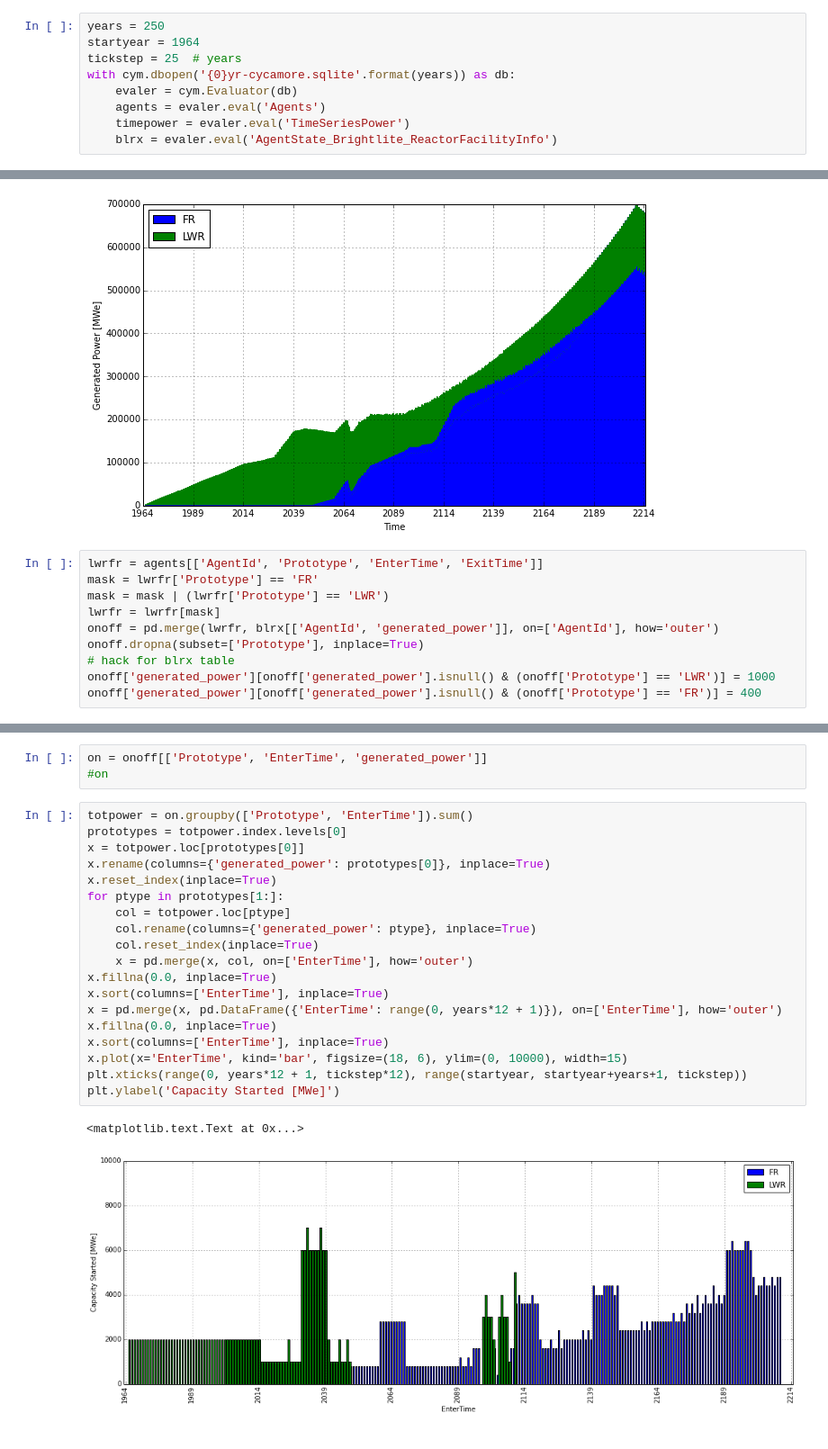
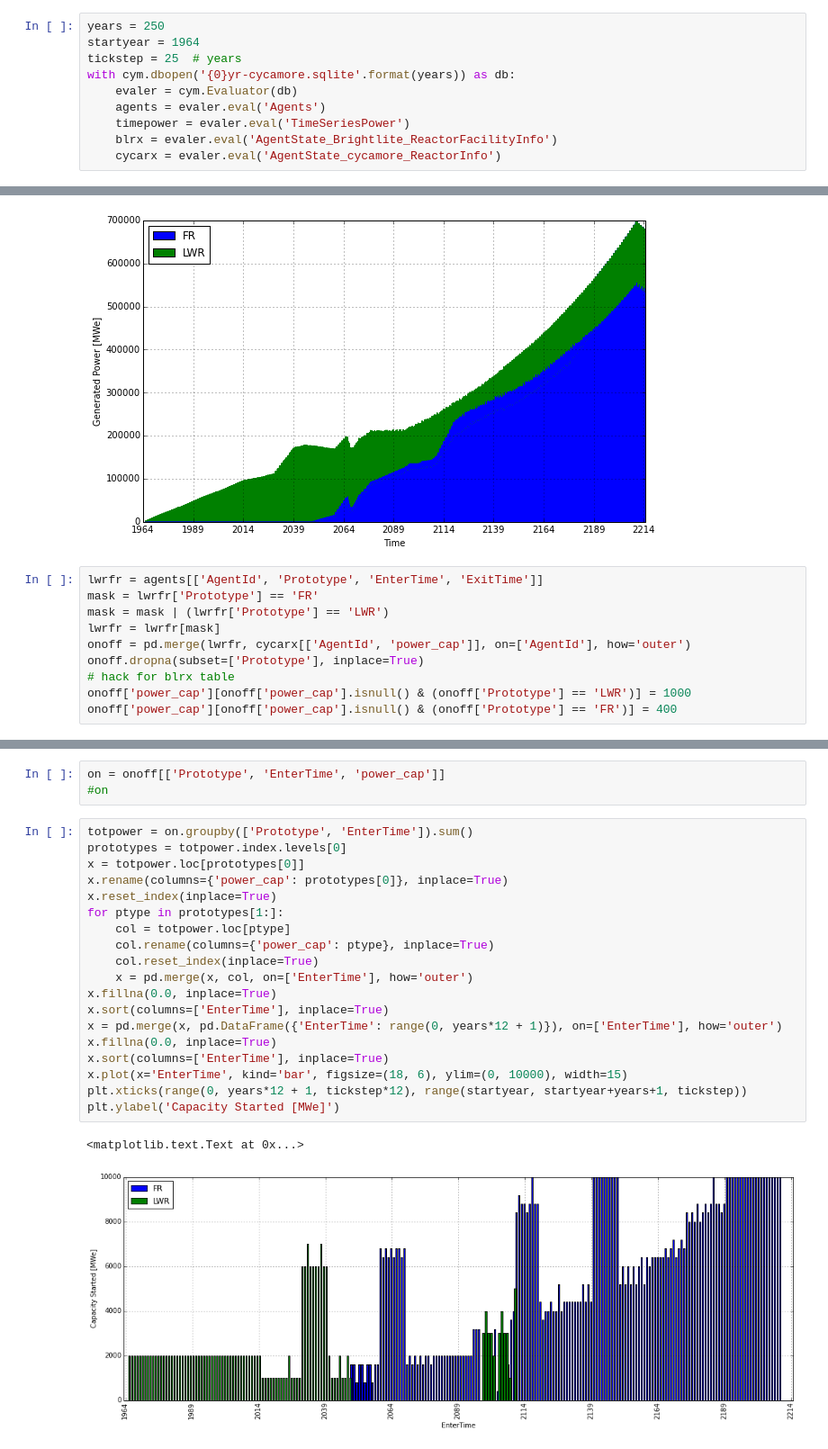
Before and after one commit to scopatz/fco-ta, a Jupyter notebook: genpower-cycamore.ipynb, the cells around one changed output, grey strips where cells are left out. Shown at 90% size. Saved outputs shown, nothing was run; the diff lists cells and outputs as text.

Commit message:
working cycamore nb

```diff
--- a/genpower-cycamore.ipynb
+++ b/genpower-cycamore.ipynb
@@ -14,5 +14,6 @@ with cym.dbopen('{0}yr-cycamore.sqlite'.format(years)) as db:
     agents = evaler.eval('Agents')
     timepower = evaler.eval('TimeSeriesPower')
     blrx = evaler.eval('AgentState_Brightlite_ReactorFacilityInfo')
+    cycarx = evaler.eval('AgentState_cycamore_ReactorInfo')
 # %%
 df = pd.merge(agents[['SimId', 'AgentId', 'Prototype']], timepower, on=['SimId', 'AgentId'])
@@ -42,9 +41,9 @@ lwrfr = agents[['AgentId', 'Prototype', 'EnterTime', 'ExitTime']]
 mask = lwrfr['Prototype'] == 'FR'
 mask = mask | (lwrfr['Prototype'] == 'LWR')
 lwrfr = lwrfr[mask]
-onoff = pd.merge(lwrfr, blrx[['AgentId', 'generated_power']], on=['AgentId'], how='outer')
+onoff = pd.merge(lwrfr, cycarx[['AgentId', 'power_cap']], on=['AgentId'], how='outer')
 onoff.dropna(subset=['Prototype'], inplace=True)
 # hack for blrx table
-onoff['generated_power'][onoff['generated_power'].isnull() & (onoff['Prototype'] == 'LWR')] = 1000
-onoff['generated_power'][onoff['generated_power'].isnull() & (onoff['Prototype'] == 'FR')] = 400
+onoff['power_cap'][onoff['power_cap'].isnull() & (onoff['Prototype'] == 'LWR')] = 1000
+onoff['power_cap'][onoff['power_cap'].isnull() & (onoff['Prototype'] == 'FR')] = 400
 # %% [output]
@@ -52,26 +80,26 @@ TypeError: 'NoneType' object is not subscriptable
 # %%
-on = onoff[['Prototype', 'EnterTime', 'generated_power']]
+on = onoff[['Prototype', 'EnterTime', 'power_cap']]
 #on
 # %%
 totpower = on.groupby(['Prototype', 'EnterTime']).sum()
 prototypes = totpower.index.levels[0]
 x = totpower.loc[prototypes[0]]
-x.rename(columns={'generated_power': prototypes[0]}, inplace=True)
+x.rename(columns={'power_cap': prototypes[0]}, inplace=True)
 x.reset_index(inplace=True)
 for ptype in prototypes[1:]:
     col = totpower.loc[ptype]
-    col.rename(columns={'generated_power': ptype}, inplace=True)
+    col.rename(columns={'power_cap': ptype}, inplace=True)
     col.reset_index(inplace=True)
     x = pd.merge(x, col, on=['EnterTime'], how='outer')
 x.fillna(0.0, inplace=True)
 x.sort(columns=['EnterTime'], inplace=True)
 x = pd.merge(x, pd.DataFrame({'EnterTime': range(0, years*12 + 1)}), on=['EnterTime'], how='outer')
 x.fillna(0.0, inplace=True)
 x.sort(columns=['EnterTime'], inplace=True)
 x.plot(x='EnterTime', kind='bar', figsize=(18, 6), ylim=(0, 10000), width=15)
 plt.xticks(range(0, years*12 + 1, tickstep*12), range(startyear, startyear+years+1, tickstep))
 plt.ylabel('Capacity Started [MWe]')
 # %% [output]
 <matplotlib.text.Text at 0x...>
-[figure, old version]
+[figure, new version]
 # %%
```
Also changed, not shown: parts of 5 cells of this notebook.
